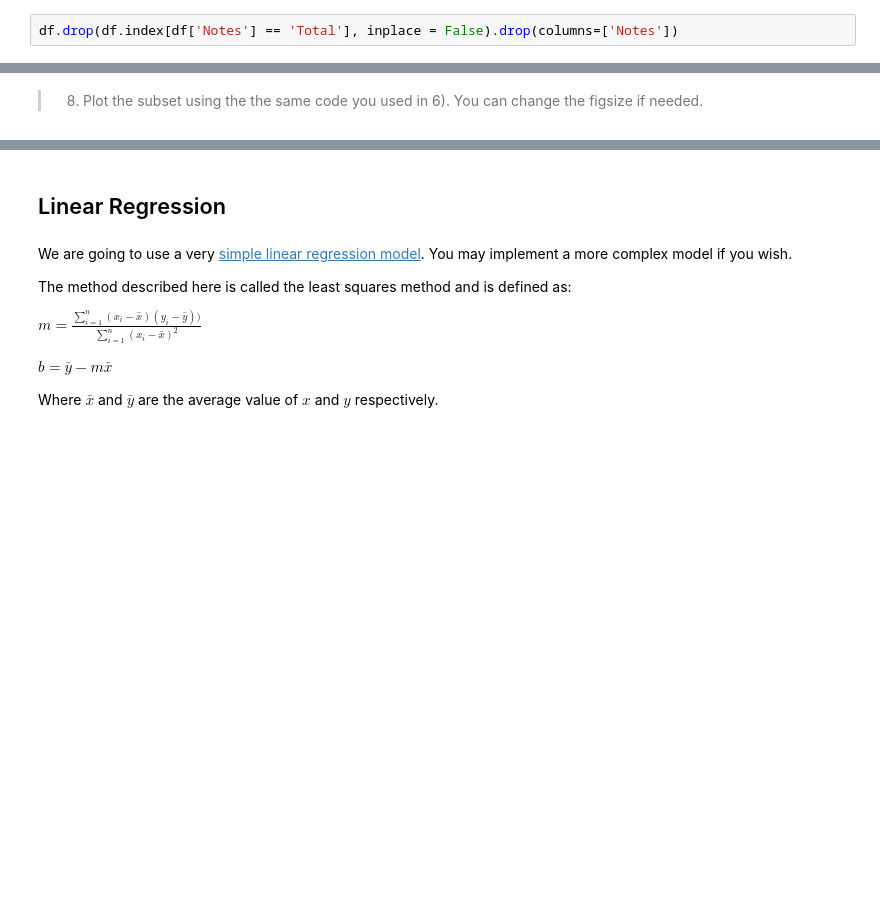
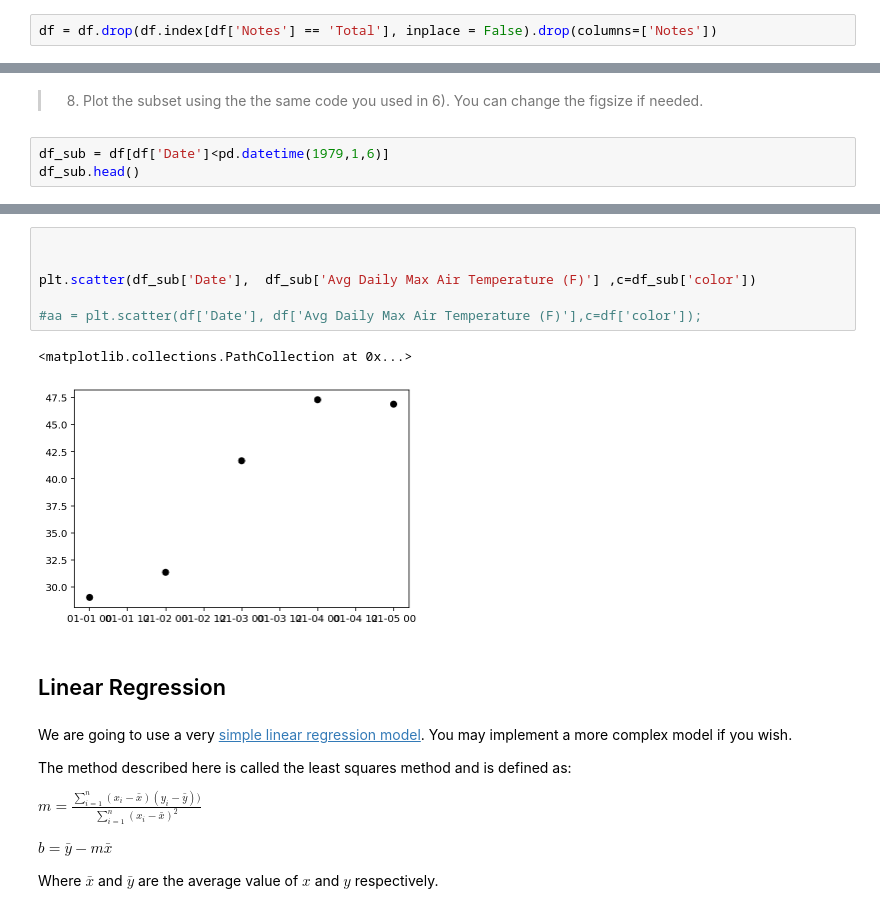
Before and after one commit to shelbym98/ds_1300_notebooks, a Jupyter notebook: work/03_assignment.ipynb, the cells around one changed output, grey strips where cells are left out. Saved outputs shown, nothing was run; the diff lists cells and outputs as text; blank space fills up the shorter version.

```diff
--- a/work/03_assignment.ipynb
+++ b/work/03_assignment.ipynb
@@ -55,4 +55,4 @@ df.tail(60)
 # %% [markdown]
 >2) Drop any rows that have the value "Total" in the Notes column, then drop the Notes column
 # %%
-df.drop(df.index[df['Notes'] == 'Total'], inplace = False).drop(columns=['Notes'])
+df = df.drop(df.index[df['Notes'] == 'Total'], inplace = False).drop(columns=['Notes'])
@@ -133,2 +127,5 @@ KeyError: 'Date'
 # %% [markdown]
 >8) Plot the subset using the the same code you used in 6). You can change the figsize if needed.
+# %%
+df_sub = df[df['Date']<pd.datetime(1979,1,6)]
+df_sub.head()
@@ -135,3 +139,12 @@ KeyError: 'Date'
+# %%
+
+
+plt.scatter(df_sub['Date'],  df_sub['Avg Daily Max Air Temperature (F)'] ,c=df_sub['color'])
+
+#aa = plt.scatter(df['Date'], df['Avg Daily Max Air Temperature (F)'],c=df['color']);
+# %% [output]
+<matplotlib.collections.PathCollection at 0x...>
+[figure, added]
 # %% [markdown]
 ## Linear Regression
 # %% [markdown]
```
Also changed, not shown: parts of 11 cells of this notebook.
